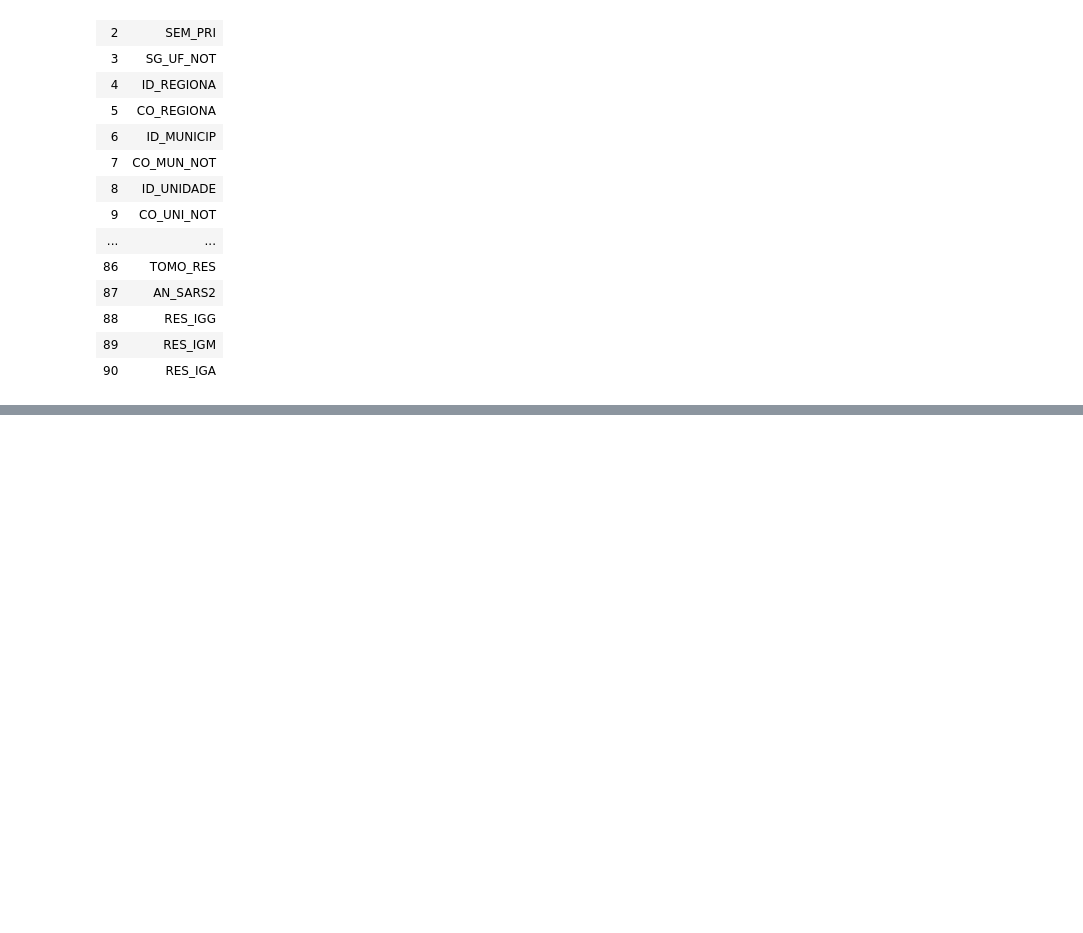
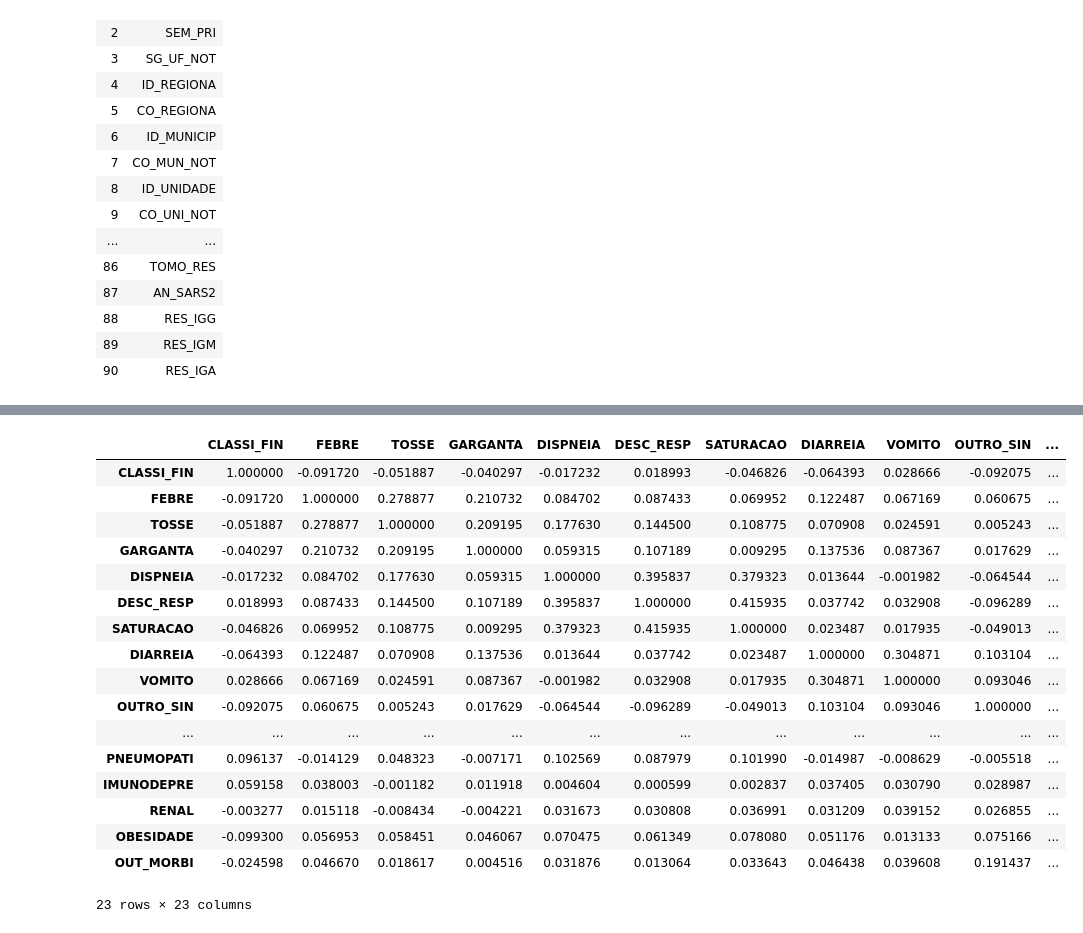
Before and after one commit to fsilvino/INE5644-data-mining-projeto-final, a Jupyter notebook: eda/eda.ipynb, the cells around one changed output, grey strips where cells are left out. Drawn from its saved outputs; the diff is of its cells as text; code cells hidden in the pictures; blank space fills up the shorter version.

```diff
--- a/eda/eda.ipynb
+++ b/eda/eda.ipynb
@@ -185,0 +199,21 @@ pd.Series(df.columns.values).to_markdown(tablefmt="html")
+# %%
+df[['CLASSI_FIN', 'FEBRE', 'TOSSE', 'GARGANTA', 'DISPNEIA', 'DESC_RESP', 'SATURACAO', 'DIARREIA', 'VOMITO', 'OUTRO_SIN', 'OUTRO_DES', 'PUERPERA', 'FATOR_RISC', 'CARDIOPATI', 'HEMATOLOGI', 'SIND_DOWN', 'HEPATICA', 'ASMA', 'DIABETES', 'NEUROLOGIC', 'PNEUMOPATI', 'IMUNODEPRE', 'RENAL', 'OBESIDADE', 'OUT_MORBI']].corr()
+# %% [output]
+|  | CLASSI_FIN | FEBRE | TOSSE | GARGANTA | DISPNEIA | DESC_RESP | SATURACAO | DIARREIA | VOMITO | OUTRO_SIN | ... |
+| CLASSI_FIN | 1.000000 | -0.091720 | -0.051887 | -0.040297 | -0.017232 | 0.018993 | -0.046826 | -0.064393 | 0.028666 | -0.092075 | ... |
+| FEBRE | -0.091720 | 1.000000 | 0.278877 | 0.210732 | 0.084702 | 0.087433 | 0.069952 | 0.122487 | 0.067169 | 0.060675 | ... |
+| TOSSE | -0.051887 | 0.278877 | 1.000000 | 0.209195 | 0.177630 | 0.144500 | 0.108775 | 0.070908 | 0.024591 | 0.005243 | ... |
+| GARGANTA | -0.040297 | 0.210732 | 0.209195 | 1.000000 | 0.059315 | 0.107189 | 0.009295 | 0.137536 | 0.087367 | 0.017629 | ... |
+| DISPNEIA | -0.017232 | 0.084702 | 0.177630 | 0.059315 | 1.000000 | 0.395837 | 0.379323 | 0.013644 | -0.001982 | -0.064544 | ... |
+| DESC_RESP | 0.018993 | 0.087433 | 0.144500 | 0.107189 | 0.395837 | 1.000000 | 0.415935 | 0.037742 | 0.032908 | -0.096289 | ... |
+| SATURACAO | -0.046826 | 0.069952 | 0.108775 | 0.009295 | 0.379323 | 0.415935 | 1.000000 | 0.023487 | 0.017935 | -0.049013 | ... |
+| DIARREIA | -0.064393 | 0.122487 | 0.070908 | 0.137536 | 0.013644 | 0.037742 | 0.023487 | 1.000000 | 0.304871 | 0.103104 | ... |
+| VOMITO | 0.028666 | 0.067169 | 0.024591 | 0.087367 | -0.001982 | 0.032908 | 0.017935 | 0.304871 | 1.000000 | 0.093046 | ... |
+| OUTRO_SIN | -0.092075 | 0.060675 | 0.005243 | 0.017629 | -0.064544 | -0.096289 | -0.049013 | 0.103104 | 0.093046 | 1.000000 | ... |
+| ... | ... | ... | ... | ... | ... | ... | ... | ... | ... | ... | ... |
+| PNEUMOPATI | 0.096137 | -0.014129 | 0.048323 | -0.007171 | 0.102569 | 0.087979 | 0.101990 | -0.014987 | -0.008629 | -0.005518 | ... |
+| IMUNODEPRE | 0.059158 | 0.038003 | -0.001182 | 0.011918 | 0.004604 | 0.000599 | 0.002837 | 0.037405 | 0.030790 | 0.028987 | ... |
+| RENAL | -0.003277 | 0.015118 | -0.008434 | -0.004221 | 0.031673 | 0.030808 | 0.036991 | 0.031209 | 0.039152 | 0.026855 | ... |
+| OBESIDADE | -0.099300 | 0.056953 | 0.058451 | 0.046067 | 0.070475 | 0.061349 | 0.078080 | 0.051176 | 0.013133 | 0.075166 | ... |
+| OUT_MORBI | -0.024598 | 0.046670 | 0.018617 | 0.004516 | 0.031876 | 0.013064 | 0.033643 | 0.046438 | 0.039608 | 0.191437 | ... |
+23 rows × 23 columns
```
Also changed, not shown: parts of 3 cells of this notebook.
